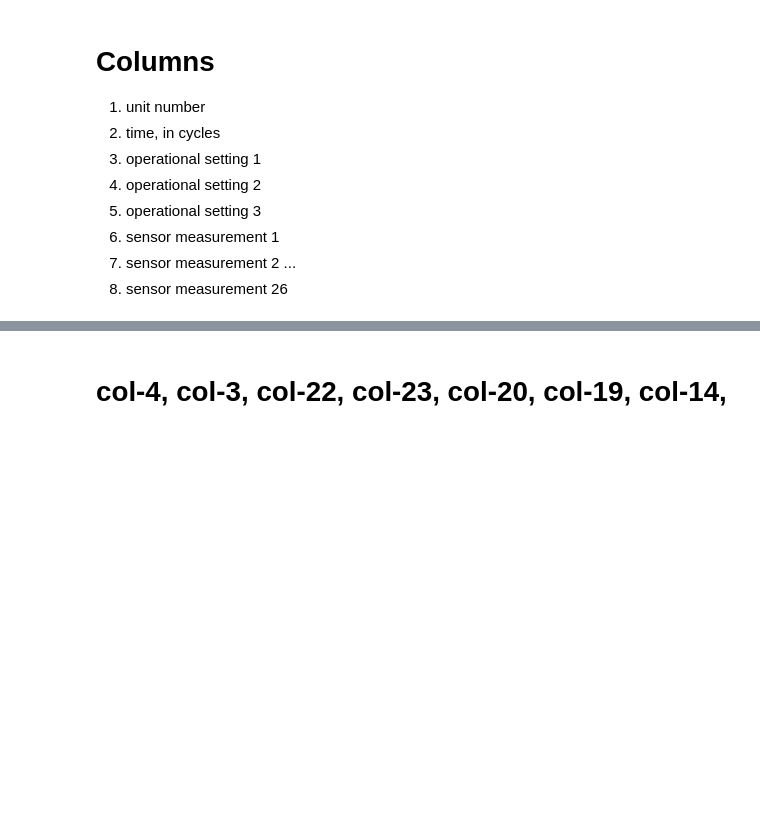
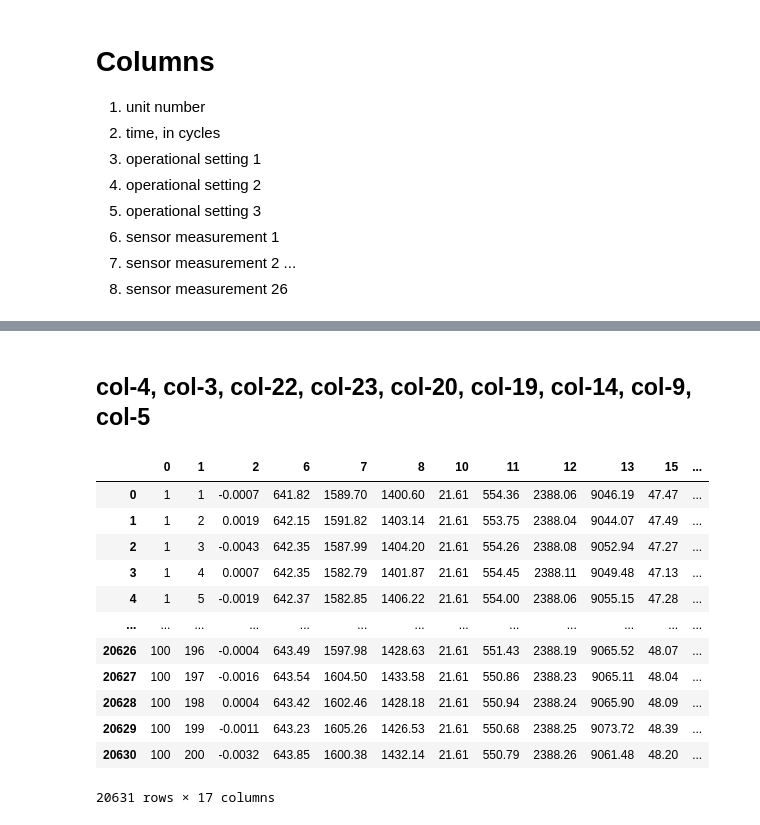
Before and after one commit to pratyush-015/ManuSenseAI, a Jupyter notebook: models/notebooks/Untitled.ipynb, the cells around one changed output, grey strips where cells are left out. Cells and saved outputs as stored; diff of their text form; code cells hidden in the pictures; blank space fills up the shorter version.

```diff
--- a/models/notebooks/Untitled.ipynb
+++ b/models/notebooks/Untitled.ipynb
@@ -67,2 +79,19 @@ train_data.describe()
 # %% [markdown]
-# col-4, col-3, col-22, col-23, col-20, col-19, col-14,
+## col-4, col-3, col-22, col-23, col-20, col-19, col-14, col-9, col-5
+# %%
+train_data = train_data.drop([4, 3, 22, 23, 20, 19, 14, 9, 5], axis=1)
+train_data
+# %% [output]
+|  | 0 | 1 | 2 | 6 | 7 | 8 | 10 | 11 | 12 | 13 | 15 | ... |
+| 0 | 1 | 1 | -0.0007 | 641.82 | 1589.70 | 1400.60 | 21.61 | 554.36 | 2388.06 | 9046.19 | 47.47 | ... |
+| 1 | 1 | 2 | 0.0019 | 642.15 | 1591.82 | 1403.14 | 21.61 | 553.75 | 2388.04 | 9044.07 | 47.49 | ... |
+| 2 | 1 | 3 | -0.0043 | 642.35 | 1587.99 | 1404.20 | 21.61 | 554.26 | 2388.08 | 9052.94 | 47.27 | ... |
+| 3 | 1 | 4 | 0.0007 | 642.35 | 1582.79 | 1401.87 | 21.61 | 554.45 | 2388.11 | 9049.48 | 47.13 | ... |
+| 4 | 1 | 5 | -0.0019 | 642.37 | 1582.85 | 1406.22 | 21.61 | 554.00 | 2388.06 | 9055.15 | 47.28 | ... |
+| ... | ... | ... | ... | ... | ... | ... | ... | ... | ... | ... | ... | ... |
+| 20626 | 100 | 196 | -0.0004 | 643.49 | 1597.98 | 1428.63 | 21.61 | 551.43 | 2388.19 | 9065.52 | 48.07 | ... |
+| 20627 | 100 | 197 | -0.0016 | 643.54 | 1604.50 | 1433.58 | 21.61 | 550.86 | 2388.23 | 9065.11 | 48.04 | ... |
+| 20628 | 100 | 198 | 0.0004 | 643.42 | 1602.46 | 1428.18 | 21.61 | 550.94 | 2388.24 | 9065.90 | 48.09 | ... |
+| 20629 | 100 | 199 | -0.0011 | 643.23 | 1605.26 | 1426.53 | 21.61 | 550.68 | 2388.25 | 9073.72 | 48.39 | ... |
+| 20630 | 100 | 200 | -0.0032 | 643.85 | 1600.38 | 1432.14 | 21.61 | 550.79 | 2388.26 | 9061.48 | 48.20 | ... |
+20631 rows × 17 columns
```
Also changed, not shown: parts of 19 cells of this notebook, 2 other files.
